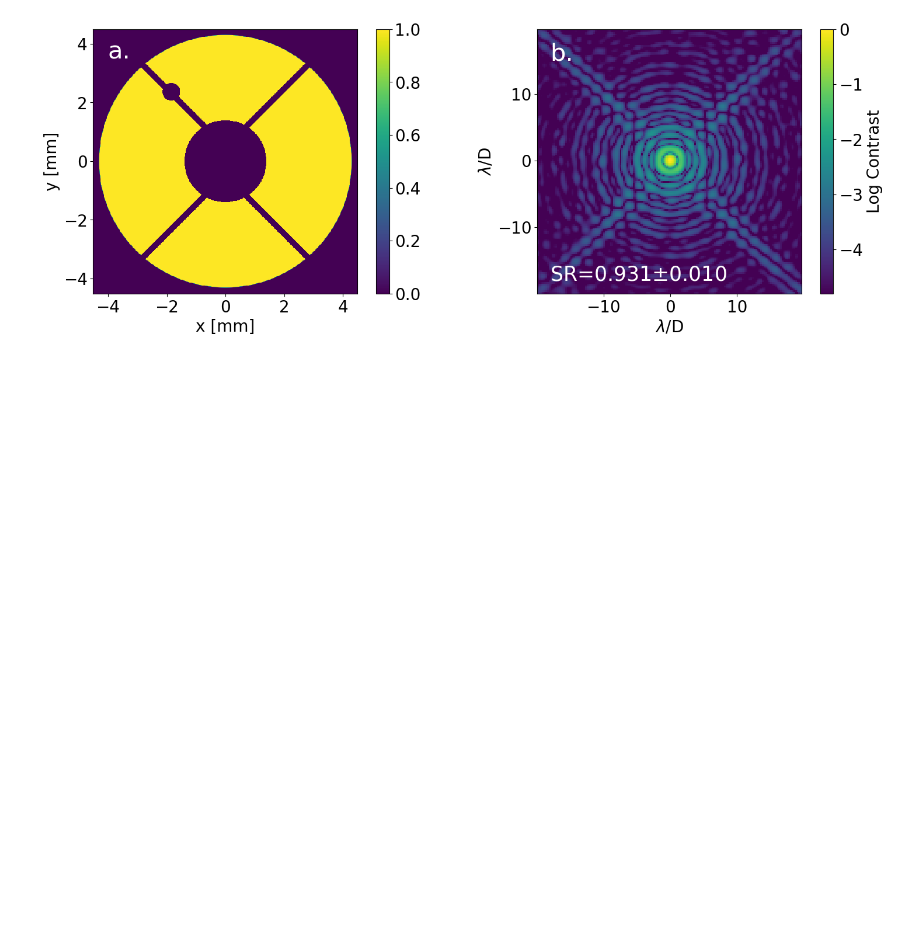
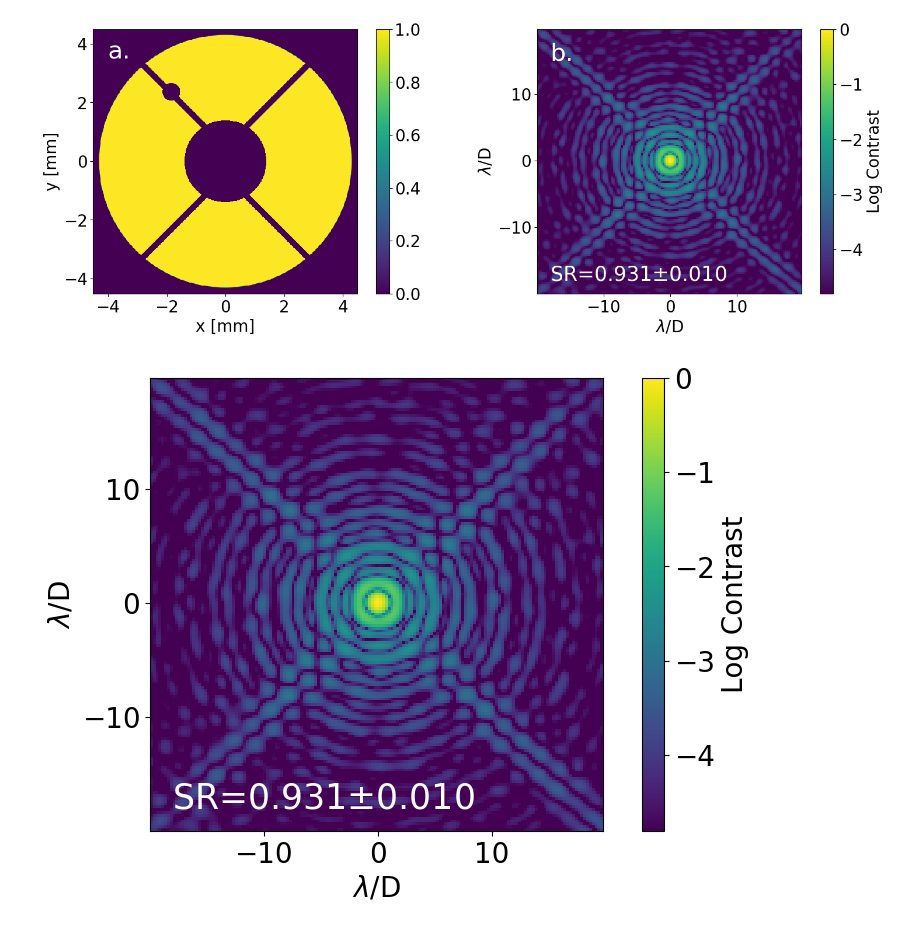
Before and after one commit to magao-x/magaox_poppy, a Jupyter notebook: fresnel_prop/output/fig_psf_sr_common.ipynb, the cells around one changed output. Saved outputs shown, nothing was run; the diff lists cells and outputs as text; code cells hidden in the pictures; blank space fills up the shorter version.

Commit message:
separate common psf and make coronagraphic pupils

```diff
--- a/fresnel_prop/output/fig_psf_sr_common.ipynb
+++ b/fresnel_prop/output/fig_psf_sr_common.ipynb
@@ -73,3 +73,23 @@ plt.colorbar().set_label('Log Contrast')
 plt.show()
 # %% [output]
 [figure]
+# %%
+# just common optics psf
+matplotlib.rcParams["font.size"]=20
+plt.figure(figsize=[10,6], dpi=100, facecolor='white')
+
+rks_LD_extent = [np.amin(rks_LD).value, np.amax(rks_LD).value,
+              np.amin(rks_LD).value, np.amax(rks_LD).value]
+plt.imshow(np.log10(psf_zoom), origin='lower', extent=rks_LD_extent,
+           vmin=-4.8, vmax=0)
+plt.xticks([-10, 0, 10])
+plt.yticks([-10, 0, 10])
+plt.xlabel('$\lambda$/D')
+plt.ylabel('$\lambda$/D')
+plt.text(-18, -18, 'SR={0:.3f}$\pm${1:.3f}'.format(sr_avg, sr_std),
+         color='white', fontsize=25)
+plt.colorbar().set_label('Log Contrast')
+
+plt.show()
+# %% [output]
+[figure, added]
```
Also changed, not shown: parts of 1 cell of this notebook.
